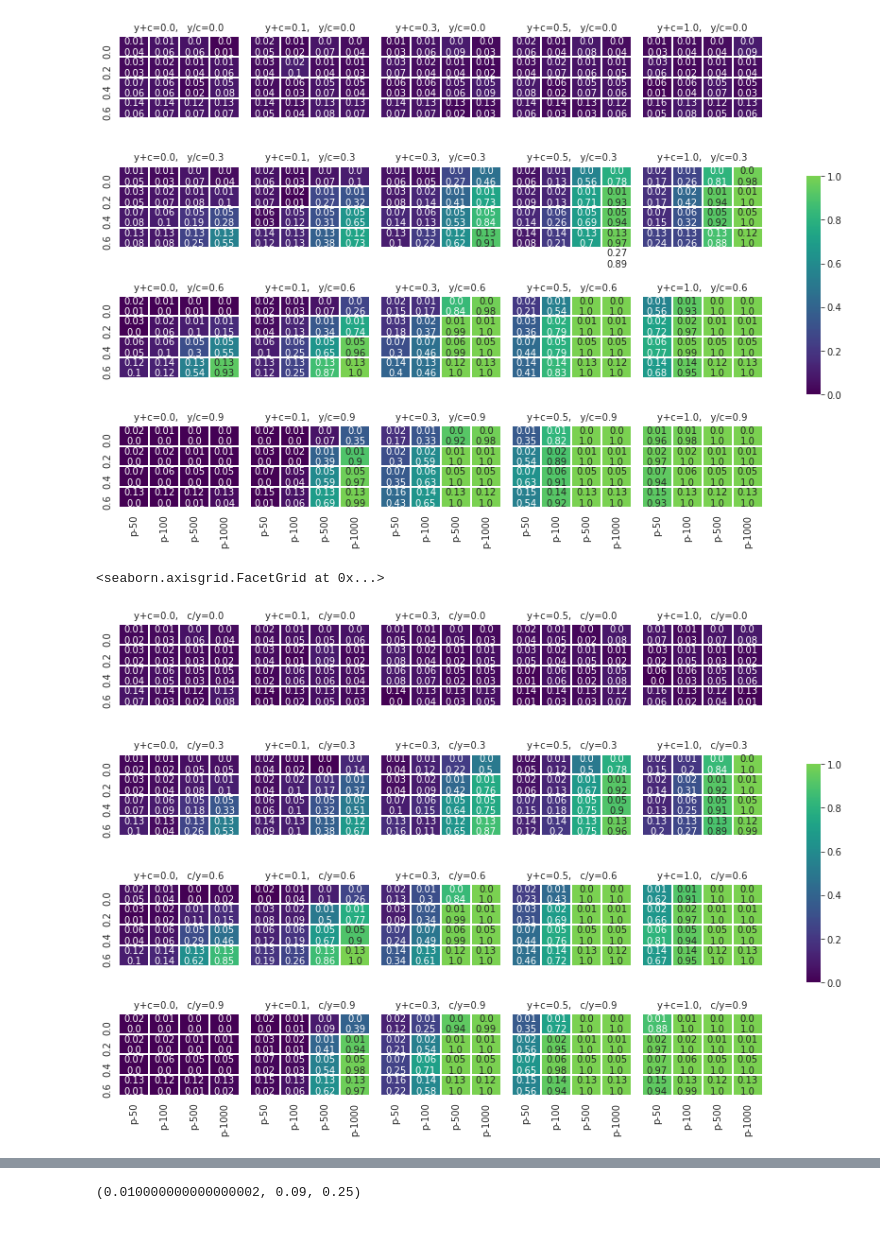
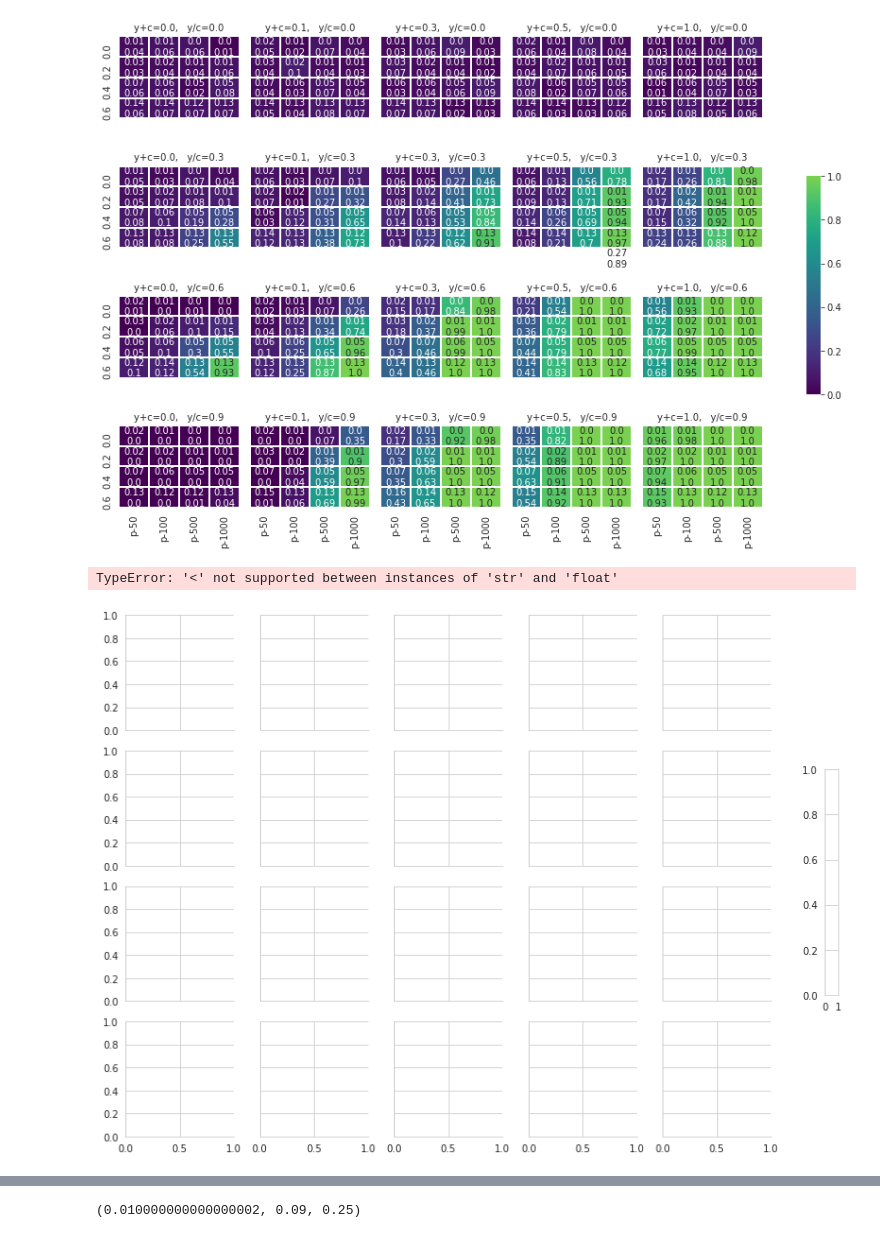
Before and after one commit to pni-lab/mlconfound, a Jupyter notebook: notebooks/plot_simulation_results_partial.ipynb, the cells around one changed output, grey strips where cells are left out. Cells and saved outputs as stored; diff of their text form; code cells hidden in the pictures.

```diff
--- a/notebooks/plot_simulation_results_partial.ipynb
+++ b/notebooks/plot_simulation_results_partial.ipynb
@@ -469,7 +469,7 @@ g.set_titles("y+c={col_name},   y/c={row_name}")
 <seaborn.axisgrid.FacetGrid at 0x...>
 [figure]
 # %%
-df_partial=pd.read_csv("../data_out/bbb_partial_normal_cat_c=True_cat_yyhat=True_delta_yc=1.0_delta_yhat=1.0_epsilon_yc=0.0_epsilon_yhat=0.0_mode='partial'_n_jobs=-1_out_file=None_out_prefix='bbb_partial_normal'_random_seed=4242.csv").iloc[:, 1:]
+df_partial=pd.read_csv("../data_out/pearson_ccc_partial_non-normal-all_cat_c=False_cat_yyhat=False_delta_yc=1.0_delta_yhat=1.0_epsilon_yc=1.0_epsilon_yhat=1.0_mode='partial_pearson'_n_jobs=-1_out_file=None_out_prefix='pearson_ccc_partial_non-normal-all'_random_seed=4242.csv").iloc[:, 1:]
 def truncate_colormap(cmap, minval=0.0, maxval=1.0, n=100):
     '''
     https://stackoverflow.com/a/18926541
@@ -481,35 +481,35 @@ def truncate_colormap(cmap, minval=0.0, maxval=1.0, n=100):
         cmap(np.linspace(minval, maxval, n)))
     return new_cmap
 
 def positive_rate_heatmap(data, col_a, col_b, value, **kws):
 
     r2_y_yhat = data.pivot_table(index=col_b, values=['r2_y_yhat'], columns=col_a, aggfunc=np.mean)
     r2_y_c = data.pivot_table(index=col_b, values=['r2_y_c'], columns=col_a, aggfunc=np.mean)
     r2_yhat_c = data.pivot_table(index=col_b, values=['r2_yhat_c'], columns=col_a, aggfunc=np.mean)
 
     pr = data.pivot_table(index=col_b, values=[value], columns=col_a, aggfunc=positive_rate)
 
     annot = np.round(r2_y_c, 2).astype(str).values + '\n' + np.round(pr, 2).astype(str).values
 
     sns.heatmap(data.pivot_table(index=col_b, values=[value], columns=col_a, aggfunc=positive_rate),
                 linewidths=0.2,
                 vmin=0, vmax=1,
                 cmap=truncate_colormap(sns.color_palette("viridis", as_cmap=True), 0, 0.8),
                 annot=annot, #True,
                 fmt='',
                 #annot=True,
                 **kws)
 
 g=sns.FacetGrid(df_partial, col='c_to_y_ratio_in_yhat', row='yc_in_yhat', height=2, aspect=1)
 cbar_ax = g.fig.add_axes([1.05, .3, .02, .4])  # <-- Create a colorbar axes
 
 g.map_dataframe(positive_rate_heatmap, col_a='n', col_b='cov_y_c', value='p', cbar_ax=cbar_ax,)
 g.set_titles("y+c={col_name},   c/y={row_name}")
 
 #plt.savefig('../data_out/fig/sim_ccb_partial_normal_all_heatmap.pdf')
 # %% [output]
-<seaborn.axisgrid.FacetGrid at 0x...>
+TypeError: '<' not supported between instances of 'str' and 'float'
-[figure, old version]
+[figure, new version]
 # %%
 res = []
 w=0.3
```
Also changed, not shown: parts of 3 cells of this notebook, 1 other file.
